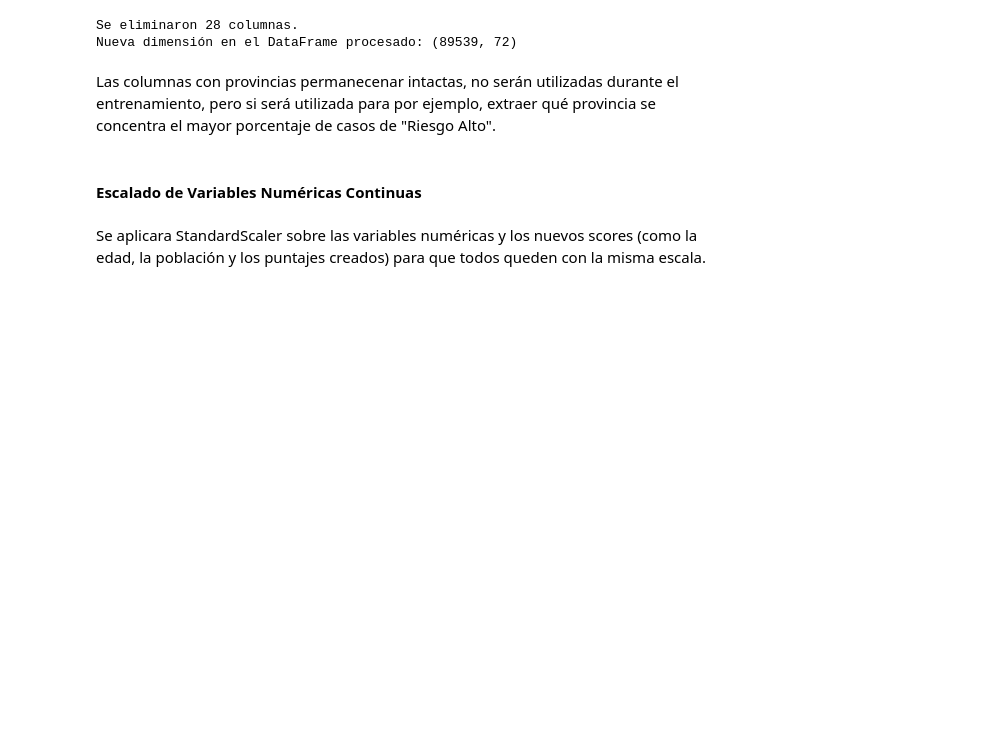
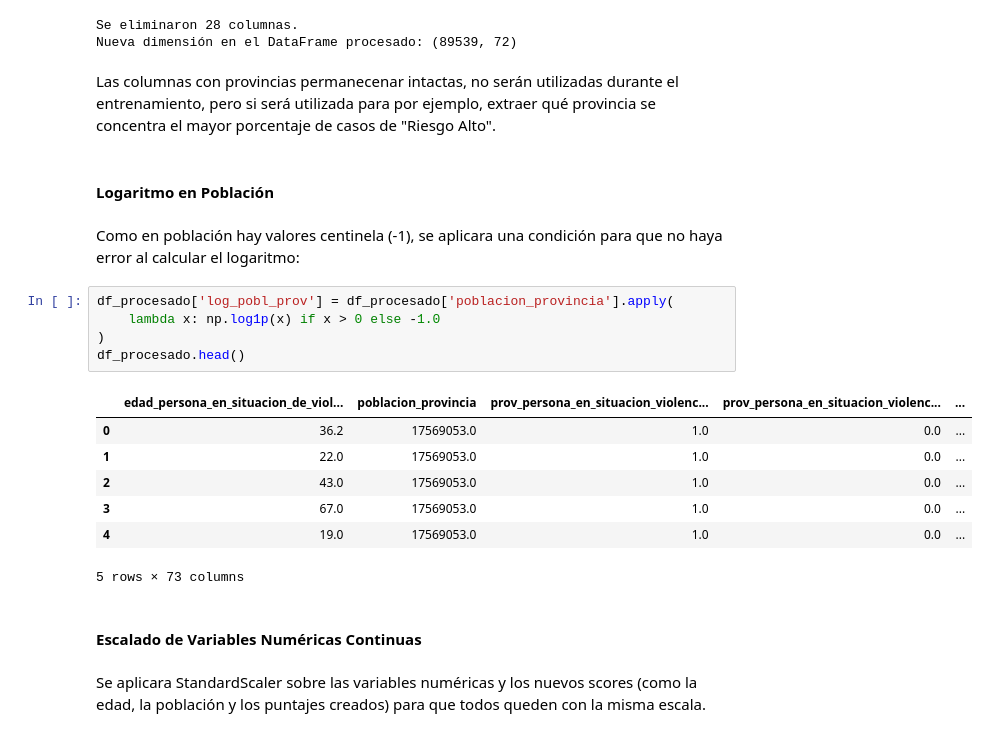
Before and after one commit to UrielCasas/Clasificacion-Reportes_de_la_Linea-144, a Jupyter notebook: notebooks/Tratamiento_Linea144.ipynb, the cells around one changed output. Drawn from its saved outputs; the diff is of its cells as text; blank space fills up the shorter version.

```diff
--- a/notebooks/Tratamiento_Linea144.ipynb
+++ b/notebooks/Tratamiento_Linea144.ipynb
@@ -901,6 +900,23 @@ Se eliminaron 28 columnas.
 Nueva dimensión en el DataFrame procesado: (89539, 72)
 # %% [markdown]
 Las columnas con provincias permanecenar intactas, no serán utilizadas durante el entrenamiento, pero si será utilizada para por ejemplo, extraer qué provincia se concentra el mayor porcentaje de casos de "Riesgo Alto".
+# %% [markdown]
+#### Logaritmo en Población
+# %% [markdown]
+Como en población hay valores centinela (-1), se aplicara una condición para que no haya error al calcular el logaritmo:
+# %%
+df_procesado['log_pobl_prov'] = df_procesado['poblacion_provincia'].apply(
+    lambda x: np.log1p(x) if x > 0 else -1.0
+)
+df_procesado.head()
+# %% [output]
+|  | edad_persona_en_situacion_de_viol... | poblacion_provincia | prov_persona_en_situacion_violenc... | prov_persona_en_situacion_violenc... | ... |
+| 0 | 36.2 | 17569053.0 | 1.0 | 0.0 | ... |
+| 1 | 22.0 | 17569053.0 | 1.0 | 0.0 | ... |
+| 2 | 43.0 | 17569053.0 | 1.0 | 0.0 | ... |
+| 3 | 67.0 | 17569053.0 | 1.0 | 0.0 | ... |
+| 4 | 19.0 | 17569053.0 | 1.0 | 0.0 | ... |
+5 rows × 73 columns
 # %% [markdown]
 #### **Escalado de Variables Numéricas Continuas**
 # %% [markdown]
```
Also changed, not shown: parts of 9 cells of this notebook, 4 other files.
